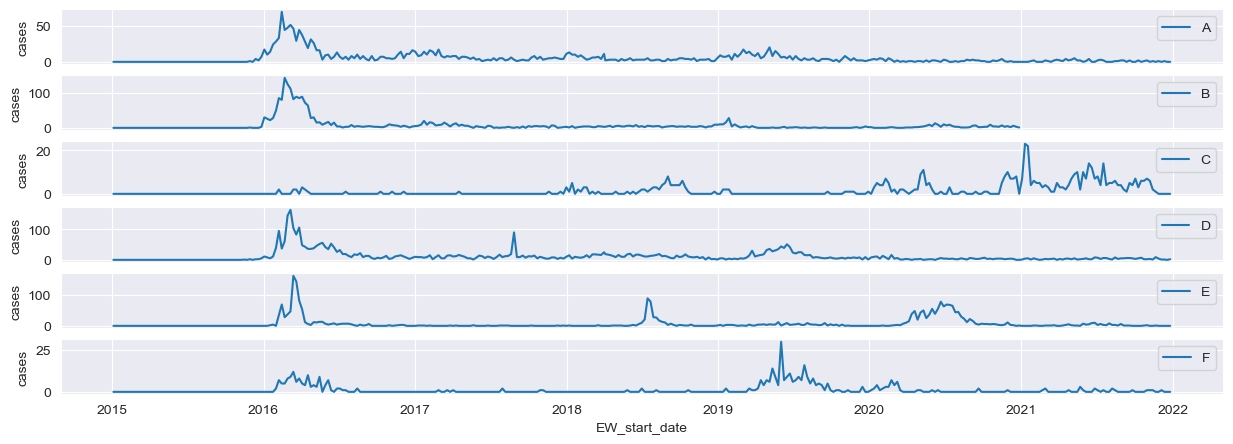
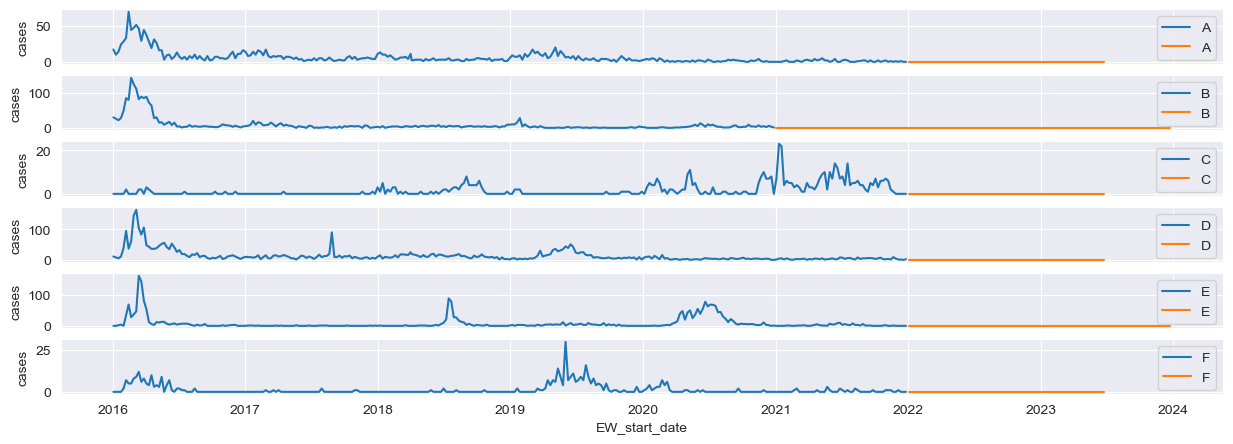
Code edit (unified diff) that turned the first committed figure into the second:
--- before
+++ after
@@ -6,6 +6,6 @@
 
 for location, ax in zip(locations, axs):
-    criteria = "location == @location"
+    criteria = "location == @location and EW_start_date >= '2016-01-01'"
     sns.lineplot(data=df_zika.query(criteria), x="EW_start_date", y="cases", ax=ax, label=location)
-    sns.lineplot(data=df_dengue.query(criteria), x="EW_start_date", y="cases", ax=ax, label=location)
-    sns.lineplot(data=df_score.query(criteria), x="EW_start_date", y="cases", ax=ax, label=location)
+    # sns.lineplot(data=df_dengue.query(criteria), x="EW_start_date", y="cases", ax=ax, label=location)
+    sns.lineplot(data=df_tmp.query(criteria), x="EW_start_date", y="cases", ax=ax, label=location)

Commit: Baseline cleaning